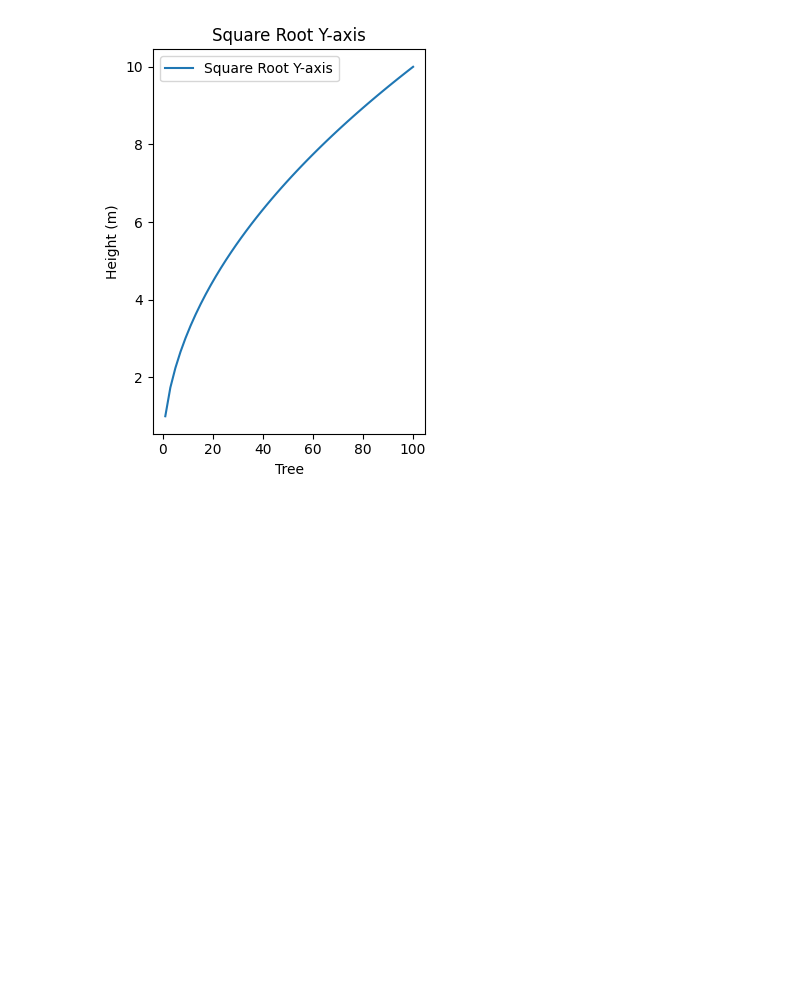
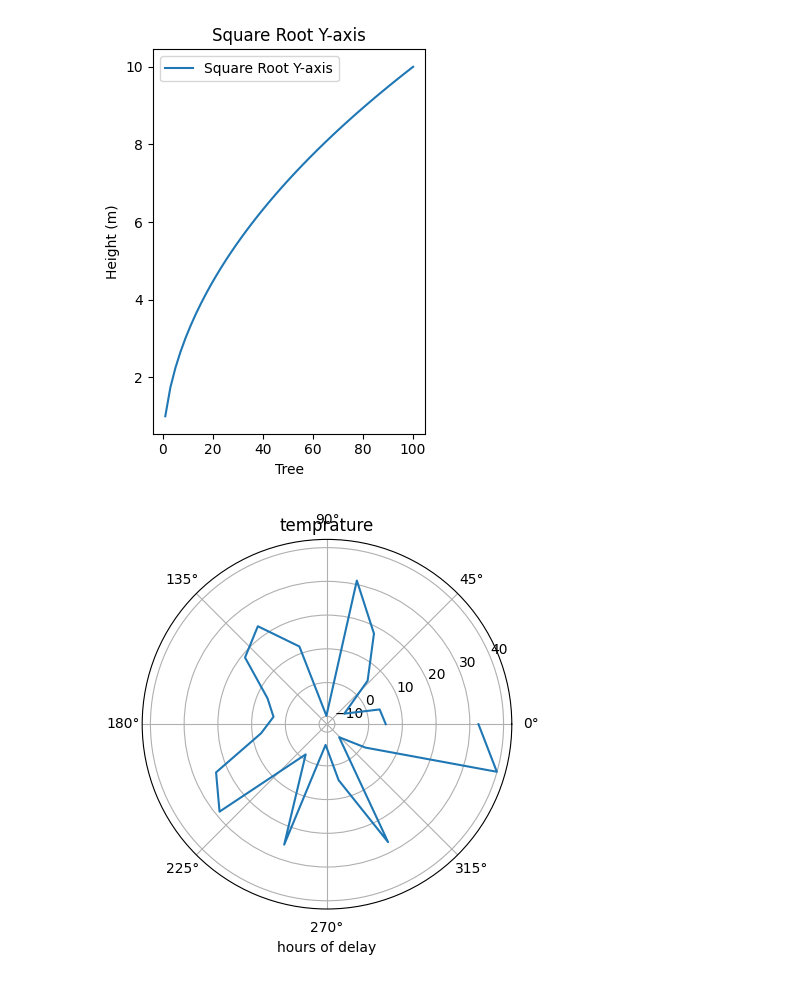
Before and after one commit to Auxilus08/DHV, a Jupyter notebook: Practical6.ipynb, the cells around one changed output. Cells and saved outputs as stored; diff of their text form; code cells hidden in the pictures; blank space fills up the shorter version.

```diff
--- a/Practical6.ipynb
+++ b/Practical6.ipynb
@@ -37,3 +37,15 @@ plt.tight_layout()
 plt.show()
 # %% [output]
 [figure]
+# %%
+hours = np.arange(0,24,1)
+tempratures = np.random.uniform(-10, 40, size=24)
+theta = np.radians(np.linspace(0, 360, 24))
+r = tempratures
+fig, ax = plt.subplots(subplot_kw={'projection': 'polar'})
+ax.plot(theta, r)
+ax.set_xlabel('hours of delay')
+ax.set_title('temprature')
+plt.show()
+# %% [output]
+[figure, added]
```
Also changed, not shown: parts of 3 cells of this notebook.
